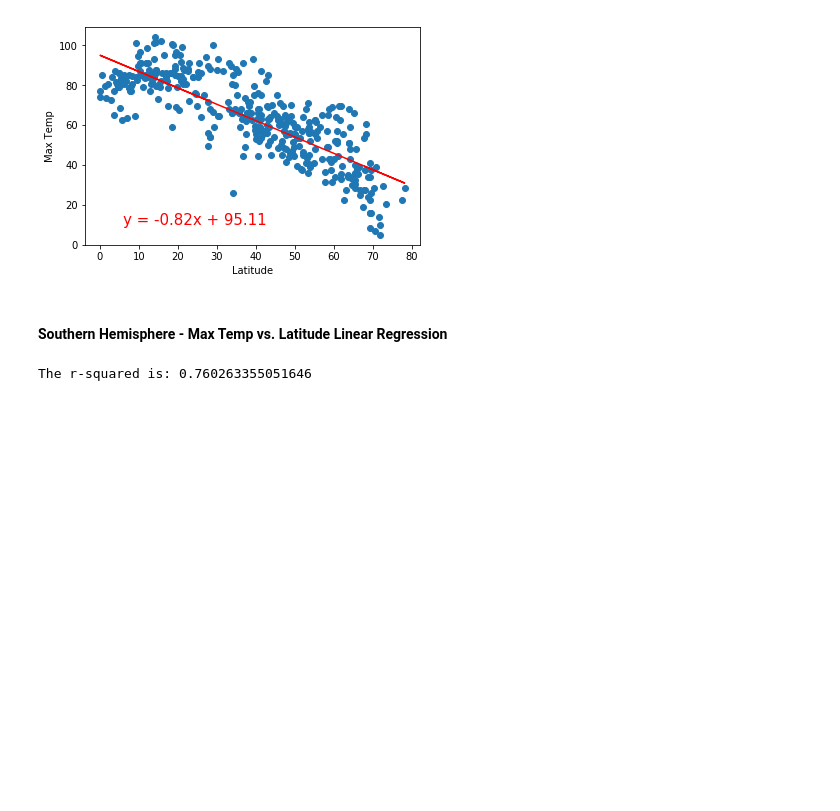
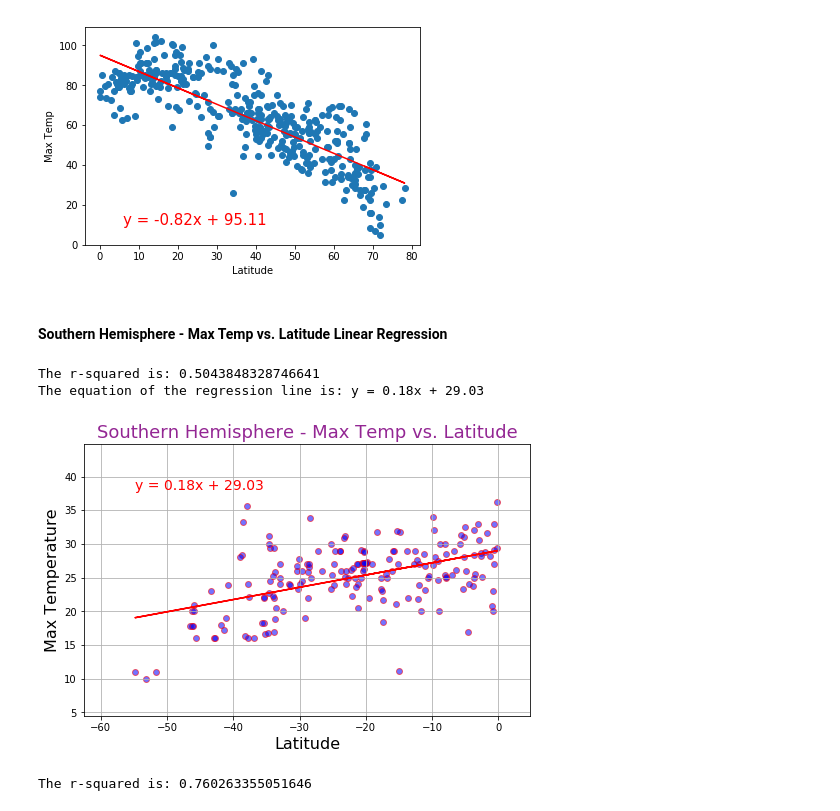
Before and after one commit to LinaSachuk/DU_HomeWork, a Jupyter notebook: python-api-challenge/PartI-WeatherPy/starter_code/WeatherPy.ipynb, the cells around one changed output. Cells and saved outputs as stored; diff of their text form; code cells hidden in the pictures; blank space fills up the shorter version.

```diff
--- a/python-api-challenge/PartI-WeatherPy/starter_code/WeatherPy.ipynb
+++ b/python-api-challenge/PartI-WeatherPy/starter_code/WeatherPy.ipynb
@@ -301,0 +317,5 @@ The equation of the regression line is: y = -0.0x + 3.82
+# %%
+# Create Southern Hemisphere DataFrames
+southern_hemisphere = weather_data.loc[weather_data['Lat'] < 0]
+print(southern_hemisphere.shape)
+southern_hemisphere.head()
@@ -307,6 +342,13 @@ The r-squared is: -0.8151657406810827
 [figure]
 # %% [markdown]
 ####  Southern Hemisphere - Max Temp vs. Latitude Linear Regression
+# %%
+# Southern Hemisphere - Max Temp vs. Latitude Linear Regression
+linearRegrassionPlot(southern_hemisphere['Lat'], southern_hemisphere['Max Temp'], 'Southern Hemisphere - Max Temp vs. Latitude', 'Latitude', 'Max Temperature', 'Southern Hemisphere - Max Temp vs. Latitude')
+# %% [output]
+The r-squared is: 0.5043848328746641
+The equation of the regression line is: y = 0.18x + 29.03
+[figure, added]
 # %%
 # %% [output]
 The r-squared is: 0.760263355051646
```
Also changed, not shown: parts of 21 cells of this notebook, 13 other files.
